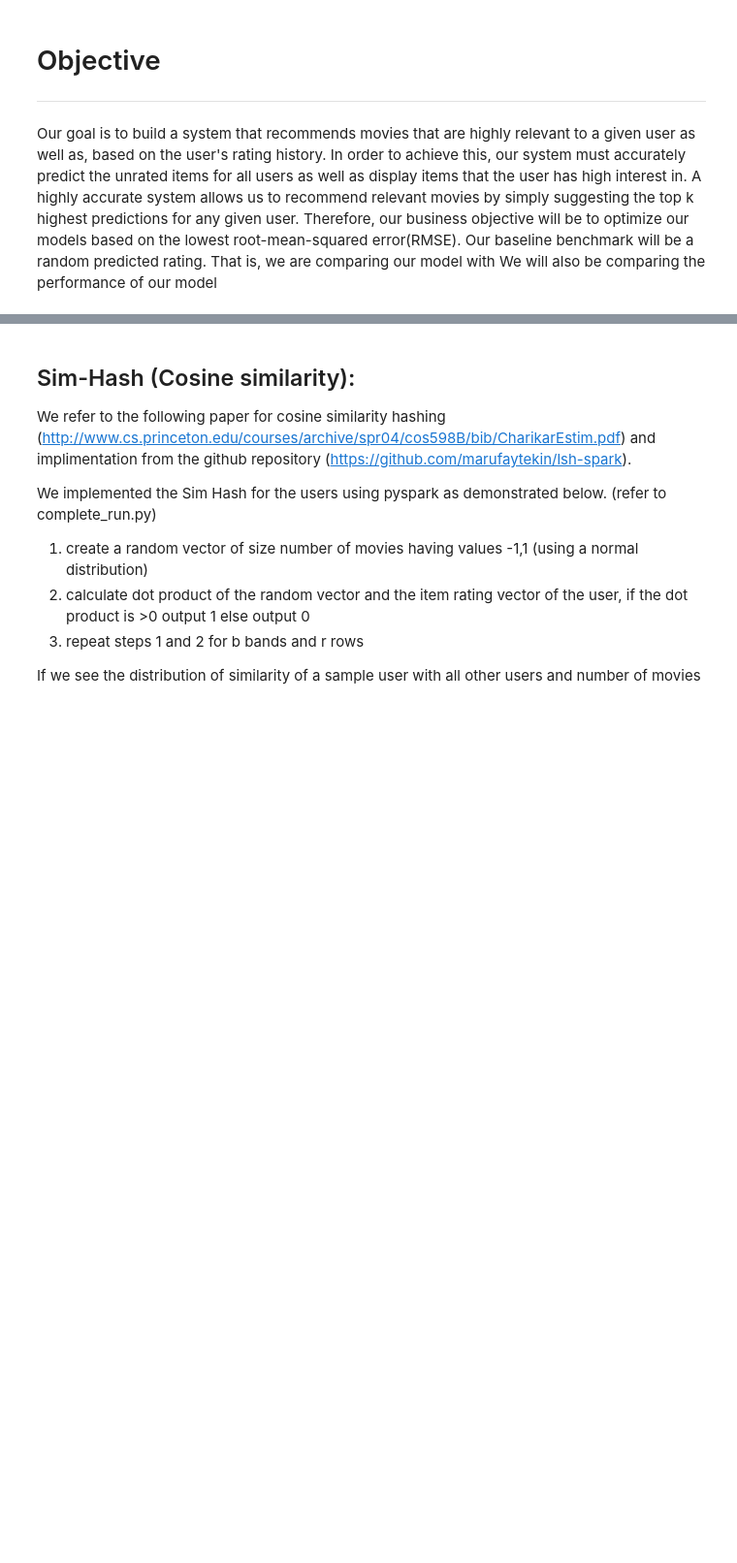
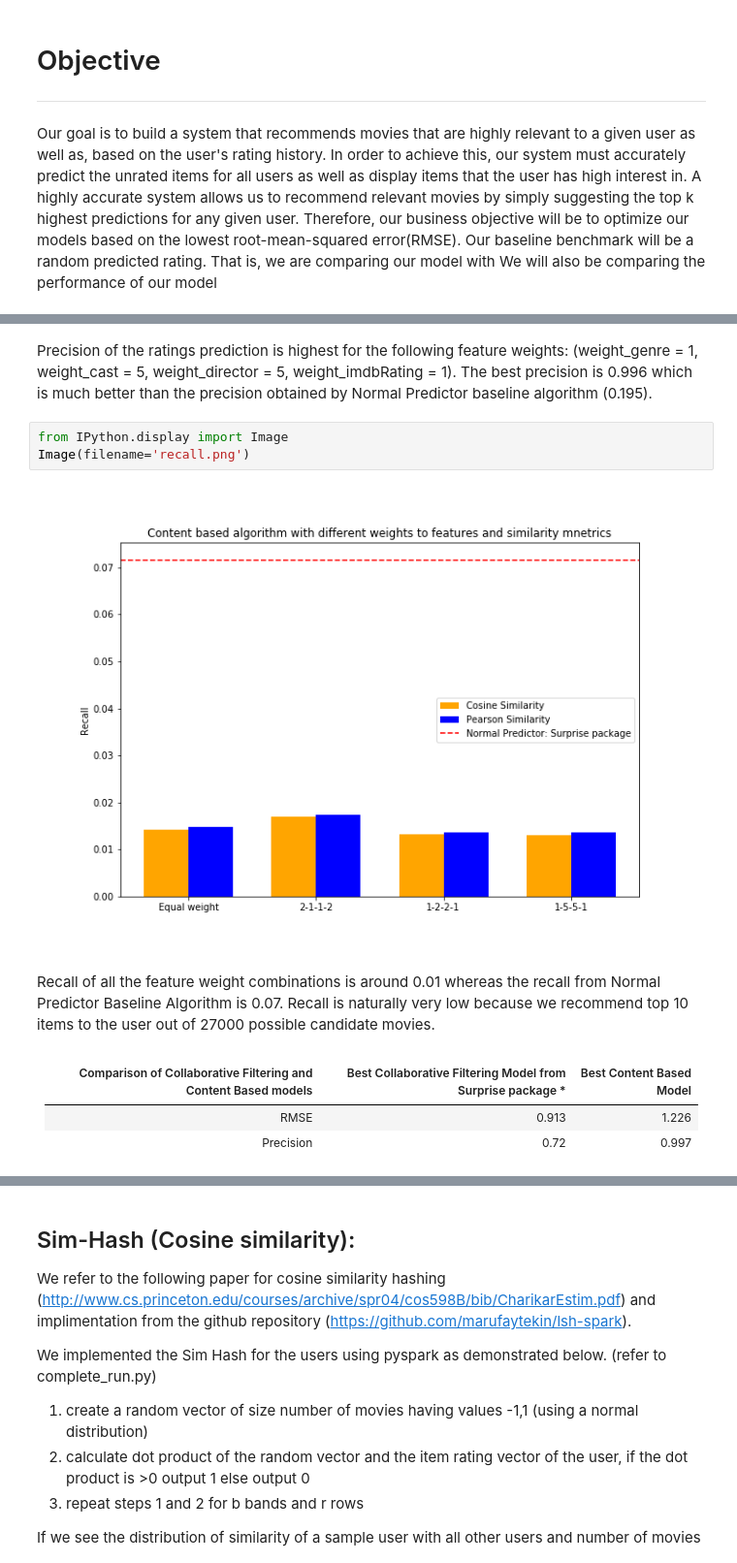
Before and after one commit to gmidhun95/recommender_system, a Jupyter notebook: project_part2/Report.ipynb, the cells around one changed output, grey strips where cells are left out. Shown at 97% size. Cells and saved outputs as stored; diff of their text form; blank space fills up the shorter version.

Commit message:
Report updated with content based results

```diff
--- a/project_part2/Report.ipynb
+++ b/project_part2/Report.ipynb
@@ -134,0 +102,28 @@ N^k_i(u)} \text{sim}(u, v)} $
+# %% [markdown]
+Precision of the ratings prediction is highest for the following feature weights: (weight_genre = 1, weight_cast = 5, weight_director = 5, weight_imdbRating = 1). The best precision is 0.996 which is much better than the precision obtained by Normal Predictor baseline algorithm (0.195).
+# %%
+from IPython.display import Image
+Image(filename='recall.png')
+# %% [output]
+[figure, added]
+# %% [markdown]
+Recall of all the feature weight combinations is around 0.01 whereas the recall from Normal Predictor Baseline Algorithm is 0.07. Recall is naturally very low because we recommend top 10 items to the user out of 27000 possible candidate movies.
+# %% [markdown]
+
+<table class="table table-bordered table-hover table-condensed">
+<thead><tr><th title="Field #1">Comparison of Collaborative Filtering and Content Based models</th>
+<th title="Field #2">Best Collaborative Filtering Model from Surprise package *</th>
+<th title="Field #3">Best Content Based Model</th>
+</tr></thead>
+<tbody><tr>
+<td align="right">RMSE</td>
+<td>0.913</td>
+<td>1.226</td>
+</tr>
+<tr>
+<td align="right">Precision</td>
+<td>0.72</td>
+<td>0.997</td>
+</tr>
+<tr>
+</tbody></table>
```
Also changed, not shown: parts of 6 cells of this notebook.
